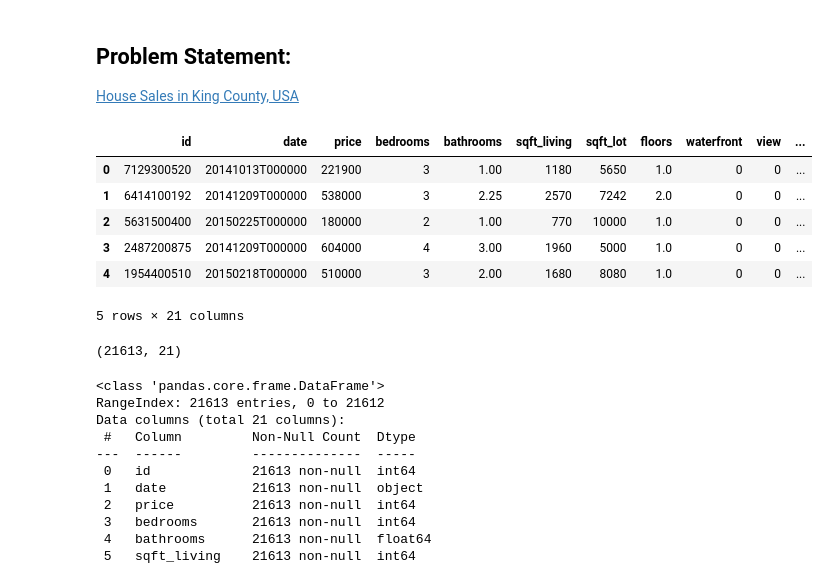
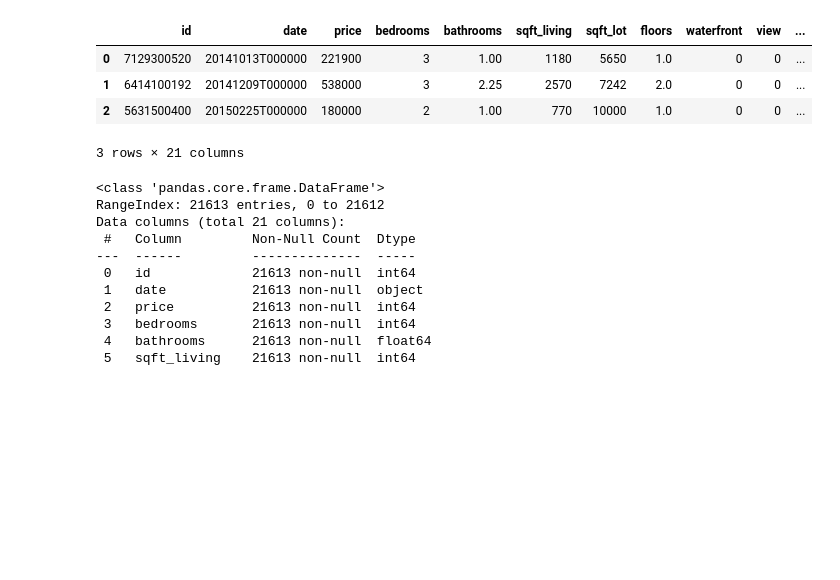
Before and after one commit to butaimodak/Regression-Housing-price-prediction, a Jupyter notebook: Regression Housing Price.ipynb, the cells around one changed output. Drawn from its saved outputs; the diff is of its cells as text; code cells hidden in the pictures; blank space fills up the shorter version.

```diff
--- a/Regression Housing Price.ipynb
+++ b/Regression Housing Price.ipynb
@@ -1,6 +1,3 @@
-# %% [markdown]
-## Problem Statement:
-[House Sales in King County, USA](https://www.kaggle.com/datasets/harlfoxem/housesalesprediction)
 # %%
 import numpy as np
 import pandas as pd
@@ -12,19 +16,13 @@ from sklearn.ensemble import RandomForestRegressor
 from sklearn.metrics import r2_score
 # %%
 housing = pd.read_csv('housing.csv')
-housing.head()
+housing.head(3)
 # %% [output]
 |  | id | date | price | bedrooms | bathrooms | sqft_living | sqft_lot | floors | waterfront | view | ... |
 | 0 | 7129300520 | 20141013T000000 | 221900 | 3 | 1.00 | 1180 | 5650 | 1.0 | 0 | 0 | ... |
 | 1 | 6414100192 | 20141209T000000 | 538000 | 3 | 2.25 | 2570 | 7242 | 2.0 | 0 | 0 | ... |
 | 2 | 5631500400 | 20150225T000000 | 180000 | 2 | 1.00 | 770 | 10000 | 1.0 | 0 | 0 | ... |
-| 3 | 2487200875 | 20141209T000000 | 604000 | 4 | 3.00 | 1960 | 5000 | 1.0 | 0 | 0 | ... |
-| 4 | 1954400510 | 20150218T000000 | 510000 | 3 | 2.00 | 1680 | 8080 | 1.0 | 0 | 0 | ... |
-5 rows × 21 columns
+3 rows × 21 columns
-# %%
-housing.shape
-# %% [output]
-(21613, 21)
 # %%
 housing.info()
 # %% [output]
```
Also changed, not shown: parts of 98 cells of this notebook.
